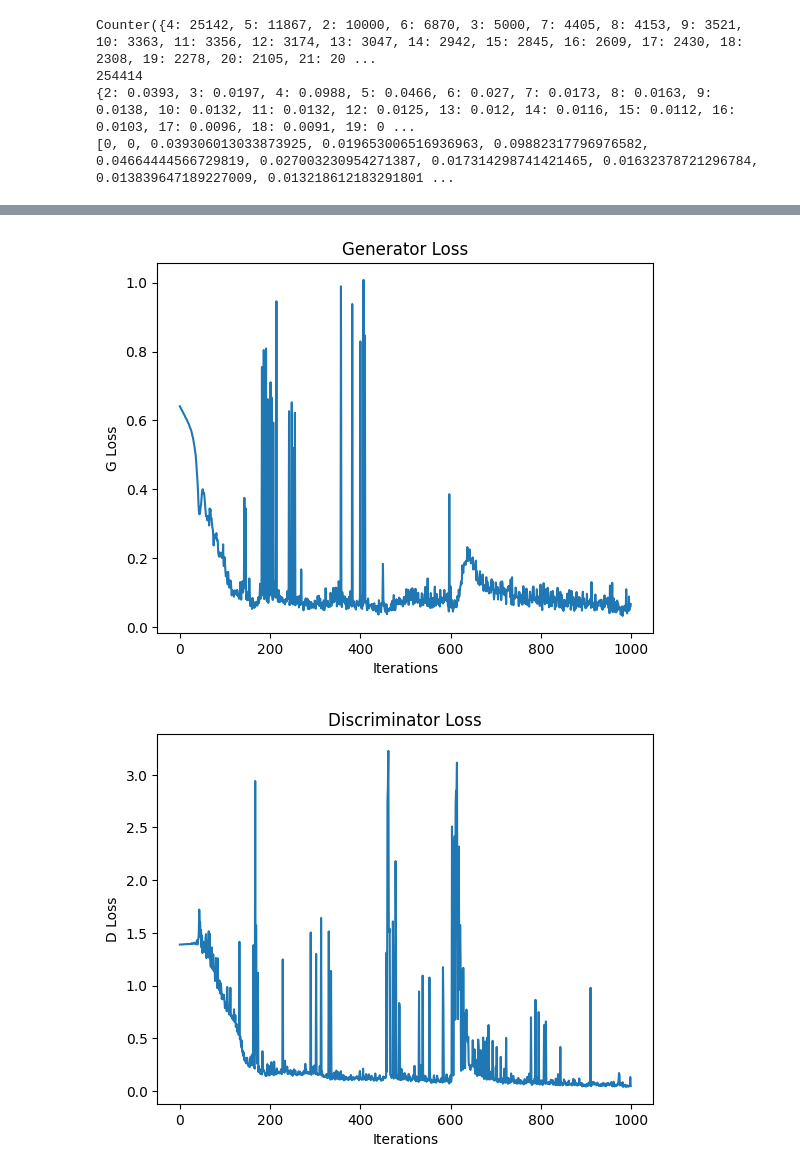
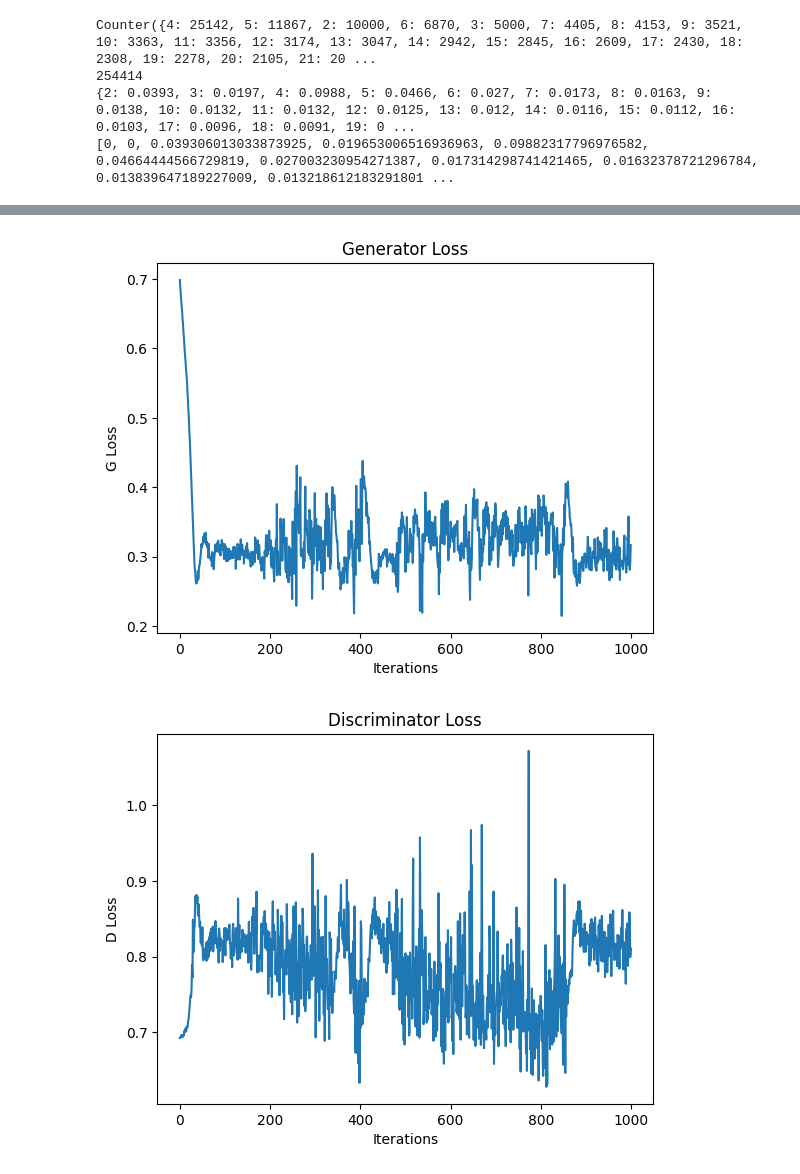
Before and after one commit to evan-ng/recipe, a Jupyter notebook: Primary_GAN copy.ipynb, the cells around one changed output, grey strips where cells are left out. Cells and saved outputs as stored; diff of their text form; code cells hidden in the pictures.

Commit message:
Use GloVe embeddings for discriminator and add ingredient probability increase

```diff
--- a/Primary_GAN copy.ipynb
+++ b/Primary_GAN copy.ipynb
@@ -181,13 +194,9 @@ def train_GAN(discriminator, generator, data, lr, batch_size, num_epochs, max_re
             # -------- Training the Generator ---------#
 
             # Generate a fake recipe
-            # The real directions are being used as the input for the generator
-            # This will need to be changed to the list of ingredients but for
-            # now it acts as "random noise"
             word = torch.Tensor([baseline_vocab_stoi["<BOS>"]]).long()
             hidden = None
             fake_recipe = torch.empty((batch_size, max_recipe_len)).fill_(baseline_vocab_stoi['<pad>'])
-            #fake_recipe[0] = baseline_vocab_stoi["<BOS>"] <- forces the first word to be BOS
 
             for b in range(batch_size):
                 for c in range(max_recipe_len - 1):
@@ -198,26 +207,16 @@ def train_GAN(discriminator, generator, data, lr, batch_size, num_epochs, max_re
                     top = int(torch.multinomial(output_dist, 1)[0])
                     fake_recipe[b,c] = top
                     word = torch.Tensor([top]).long()
+
                     # If we reach an 'EOS', stop the tensor here and shorten it.\n",
-                    # Might help the GAN identify that it should put EOS at the end\n",
                     if (fake_recipe[b,c] == baseline_vocab_stoi["<EOS>"]):
                         break
                     if (c == max_recipe_len - 2):
                         fake_recipe[b,c+1] = baseline_vocab_stoi["<EOS>"]
-                #fake_recipe = fake_recipe.unsqueeze(1)
             fake_recipe = fake_recipe.long()
 
-            # Debugging to see how format of fake_recipe (not accepted by discriminator) differs from inp (accepted by discriminator)
-            #print("-------------")
-            #print("fake_recipe")
-            #print(fake_recipe.type())
-            #print(fake_recipe)
-            #print("-------------")
-            #print("inp")
-            #print(inp)
-
-            # Get the discriminator to make a prediction on whether the generated
-            # recipe is real or fake
+            # Get the discriminator to make a prediction on whether the generated recipe is real or fake
+            #D_fake = discriminator(fake_recipe, None)
             D_fake = discriminator(fake_recipe, None)
 
             # Calculate the loss for the generator
@@ -233,26 +232,24 @@ def train_GAN(discriminator, generator, data, lr, batch_size, num_epochs, max_re
             d_real_loss = criterion(D_real, labels)
 
             # Discriminator losses on fake recipes
-            #fake_recipe, _ = generator(inp)
             word = torch.Tensor([baseline_vocab_stoi["<BOS>"]]).long()
             hidden = None
             fake_recipe = torch.empty((batch_size, max_recipe_len)).fill_(baseline_vocab_stoi['<pad>'])
-            #fake_recipe[0] = baseline_vocab_stoi["<BOS>"] <- forces the first word to be BOS
 
             for b in range(batch_size):
                 for c in range(max_recipe_len - 1):
                     output, hidden = generator(word.unsqueeze(0), hidden)
                     output_dist = output.data.view(-1).div(temperature).exp()
+                    if prior != None:
+                        output_dist = output_dist * prior
                     top = int(torch.multinomial(output_dist, 1)[0])
                     fake_recipe[b,c] = top
                     word = torch.Tensor([top]).long()
                     # If we reach an 'EOS', stop the tensor here and shorten it.\n",
-                    # Might help the GAN identify that it should put EOS at the end\n",
                     if (fake_recipe[b,c] == baseline_vocab_stoi["<EOS>"]):
                         break
                     if (c == max_recipe_len - 2):
                         fake_recipe[b,c+1] = baseline_vocab_stoi["<EOS>"]
-                #fake_recipe = fake_recipe.unsqueeze(1)
             fake_recipe = fake_recipe.long()
 
             D_fake = discriminator(fake_recipe, None)
@@ -260,12 +257,9 @@ def train_GAN(discriminator, generator, data, lr, batch_size, num_epochs, max_re
             d_fake_loss = criterion(D_fake, labels)
 
             # Add up the losses and update parameters
-            # (Some sources say to average the losses but in the tutorial they just add them together)
-            d_loss = (d_fake_loss + d_real_loss)
+            d_loss = 0.5 * (d_fake_loss + d_real_loss)
             d_loss.backward()
             d_optimizer.step()
-
-            #loss = criterion(fake_recipes.reshape(-1, baseline_vocab_size), target.reshape(-1))
 
             g_losses.append(float(g_loss))
             d_losses.append(float(d_loss))
@@ -333,7 +327,7 @@ Counter({4: 25142, 5: 11867, 2: 10000, 6: 6870, 3: 5000, 7: 4405, 8: 4153, 9: 35
 {2: 0.0393, 3: 0.0197, 4: 0.0988, 5: 0.0466, 6: 0.027, 7: 0.0173, 8: 0.0163, 9: 0.0138, 10: 0.0132, 11: 0.0132, 12: 0.0125, 13: 0.012, 14: 0.0116, 15: 0.0112, 16: 0.0103, 17: 0.0096, 18: 0.0091, 19: 0 ...
 [0, 0, 0.039306013033873925, 0.019653006516936963, 0.09882317796976582, 0.04664444566729819, 0.027003230954271387, 0.017314298741421465, 0.01632378721296784, 0.013839647189227009, 0.013218612183291801 ...
 # %%
-disc = Discriminator(baseline_vocab_size, 128, n_layers=1)
+disc = Discriminator(50, 128, n_layers=1)
 gen = Generator(baseline_vocab_size, 128, n_layers=1)
 losses = train_GAN(disc, gen, baseline_data, lr=lr, batch_size=5, num_epochs=1,
                    max_recipe_len=30, temperature=0.6, prior=torch.FloatTensor(word_prior_list))
@@ -358,2 +352,2 @@ losses = train_GAN(disc, gen, baseline_data, lr=lr, batch_size=5, num_epochs=1,
-[figure, old version]
+[figure, new version]
-[figure, old version]
+[figure, new version]
```
Also changed, not shown: parts of 6 cells of this notebook.
